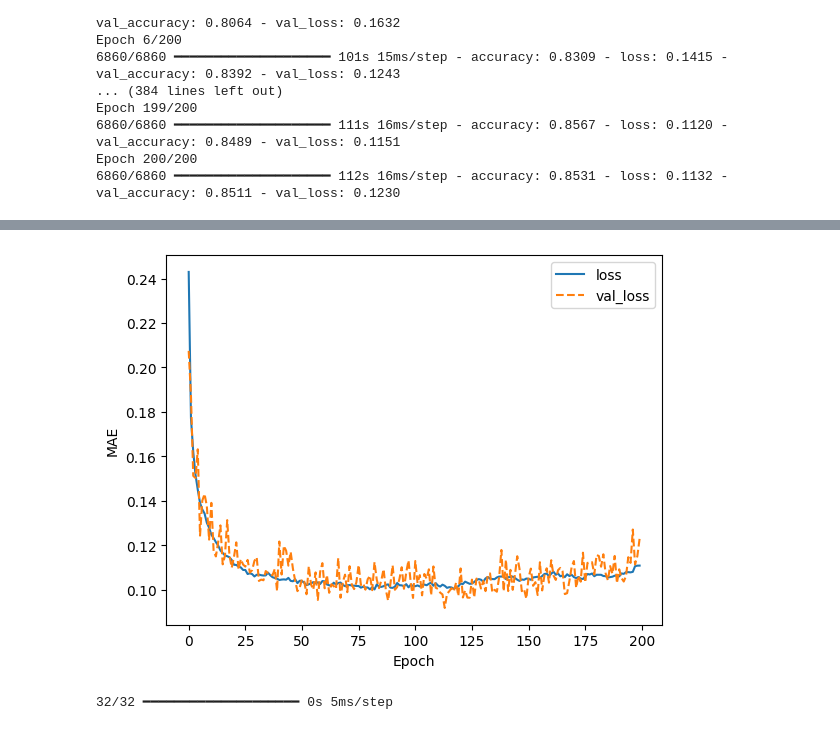
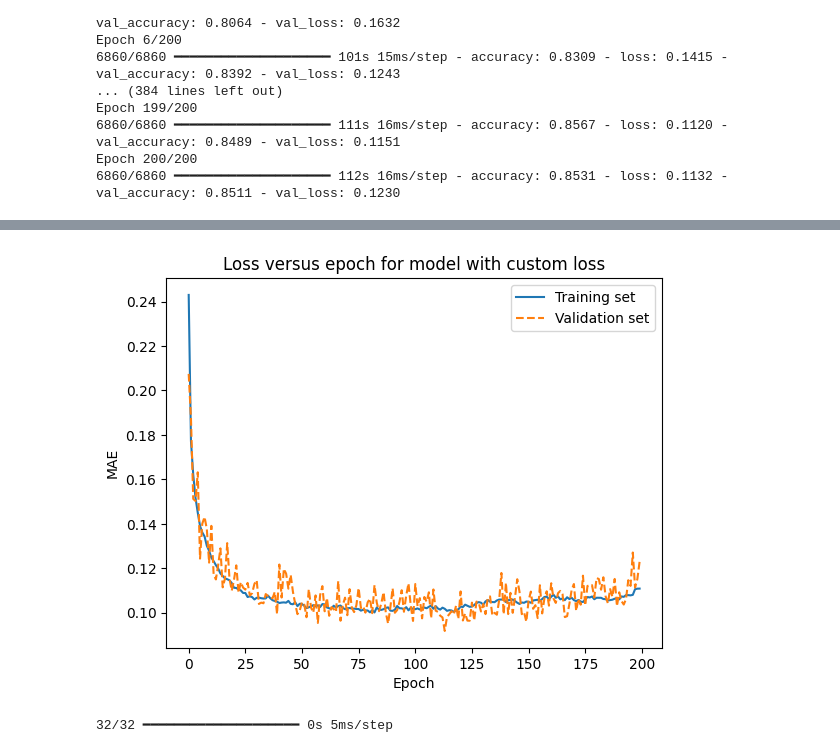
Before and after one commit to stinaper/tif285, a Jupyter notebook: doc/pub/Projects/Project2/TIF285_Project2.ipynb, the cells around one changed output, grey strips where cells are left out. Drawn from its saved outputs; the diff is of its cells as text; code cells hidden in the pictures.

```diff
--- a/doc/pub/Projects/Project2/TIF285_Project2.ipynb
+++ b/doc/pub/Projects/Project2/TIF285_Project2.ipynb
@@ -1007,9 +1269,10 @@ Epoch 199/200
 Epoch 200/200
 6860/6860 ━━━━━━━━━━━━━━━━━━━━ 112s 16ms/step - accuracy: 0.8531 - loss: 0.1132 - val_accuracy: 0.8511 - val_loss: 0.1230
 # %%
-plt.plot(energy_history.history['loss'], label = 'loss')
-plt.plot(energy_history.history['val_loss'], linestyle='dashed', label = 'val_loss')
+plt.plot(energy_history.history['loss'], label = 'Training set')
+plt.plot(energy_history.history['val_loss'], linestyle='dashed', label = 'Validation set')
 plt.xlabel('Epoch')
 plt.ylabel('MAE')
 plt.legend()
+plt.title('Loss versus epoch for model with custom loss')
 # %% [output]
@@ -1017,4 +1280,4 @@ plt.legend()
-[figure, old version]
+[figure, new version]
 # %%
 # Save energy model
 tf.keras.models.save_model(energy_model, 'myenergyNN1027e200.keras')
```
Also changed, not shown: parts of 27 cells of this notebook.
